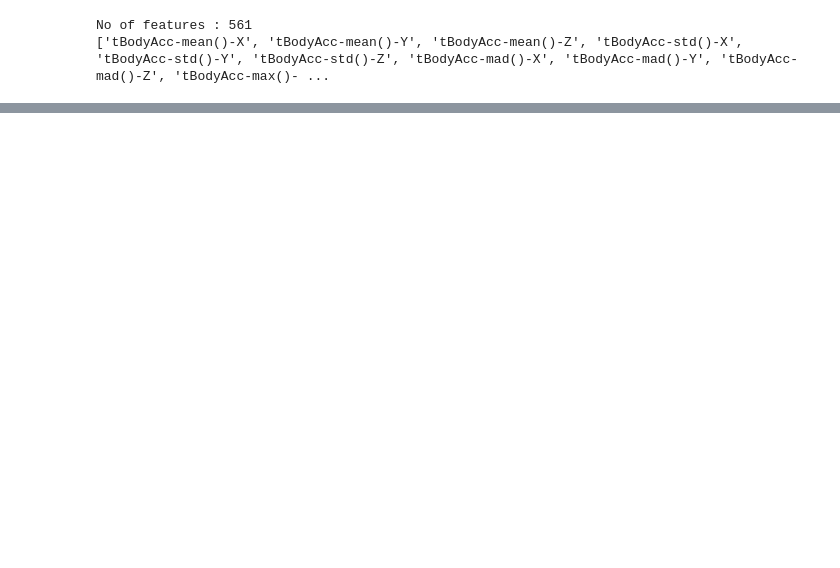
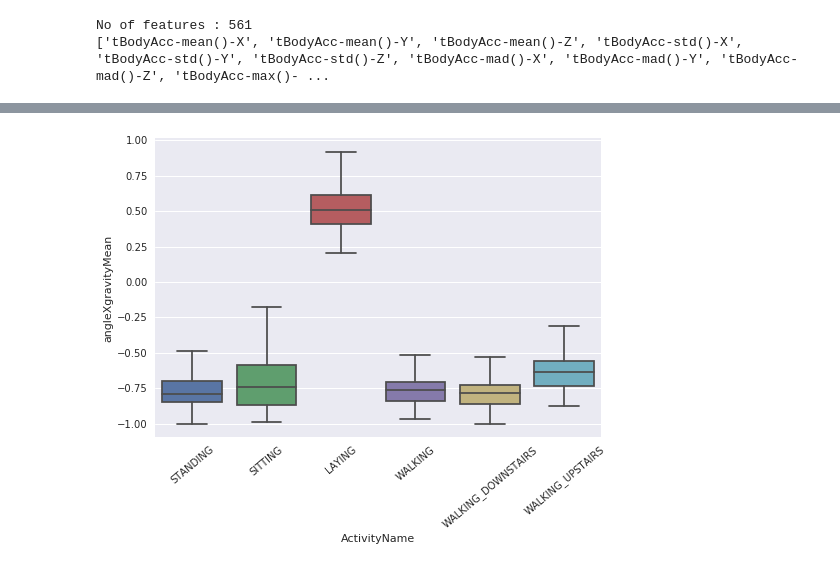
Before and after one commit to ramsane/HumanActivityRecognition, a Jupyter notebook: HAR_EDA.ipynb, the cells around one changed output, grey strips where cells are left out. Saved outputs shown, nothing was run; the diff lists cells and outputs as text; code cells hidden in the pictures; blank space fills up the shorter version.

```diff
--- a/HAR_EDA.ipynb
+++ b/HAR_EDA.ipynb
@@ -45,0 +178,7 @@ y_train.head()
+# %%
+sns.boxplot(x='ActivityName', y='angleXgravityMean', data=train, showfliers=False)
+
+plt.xticks(rotation = 40)
+plt.show()
+# %% [output]
+[figure, added]
```
Also changed, not shown: parts of 30 cells of this notebook, 3 other files.
